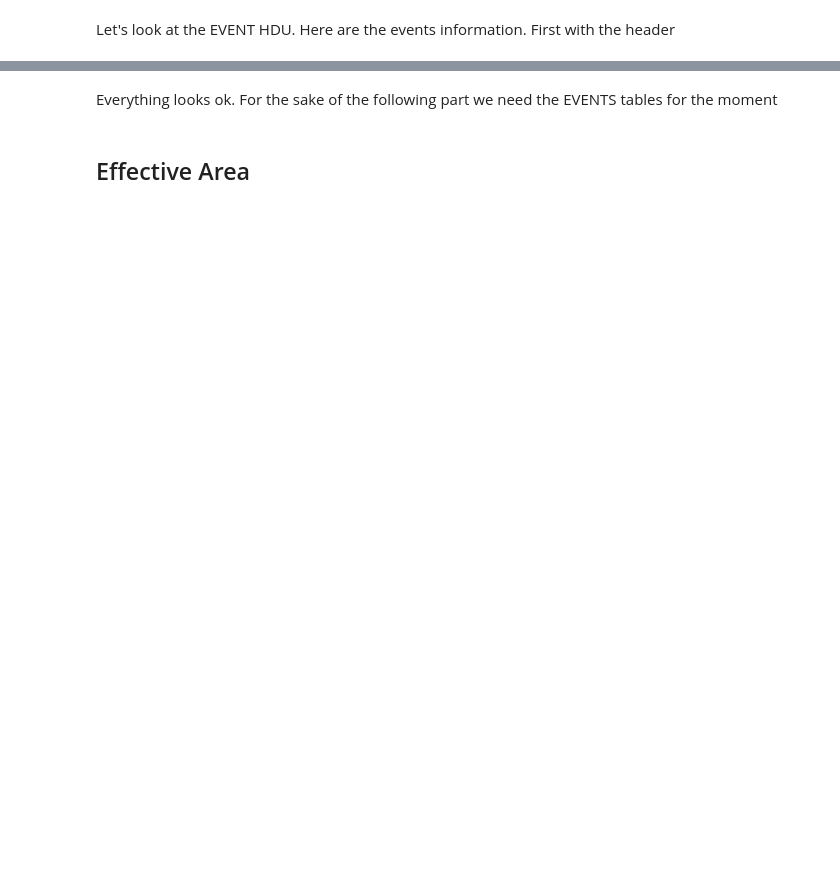
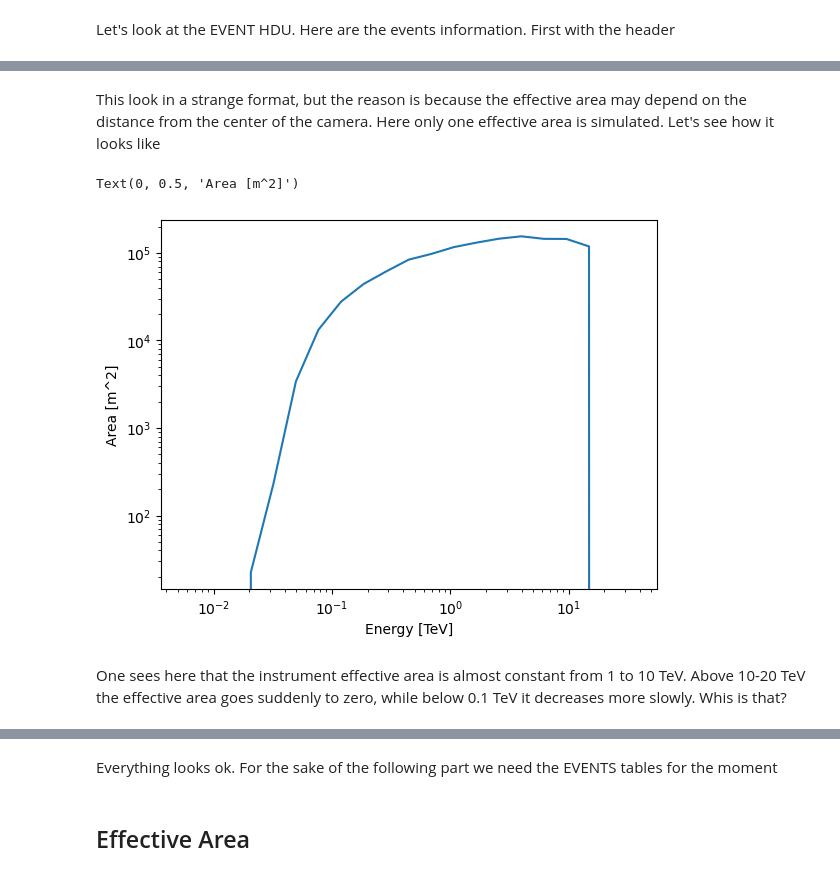
Before and after one commit to datacamp-astro/2022-arqus-bergen, a Jupyter notebook: hands_on/2_data_select_bin/data_selection_binning.ipynb, the cells around one changed output, grey strips where cells are left out. Saved outputs shown, nothing was run; the diff lists cells and outputs as text; code cells hidden in the pictures; blank space fills up the shorter version.

```diff
--- a/hands_on/2_data_select_bin/data_selection_binning.ipynb
+++ b/hands_on/2_data_select_bin/data_selection_binning.ipynb
@@ -112,0 +281,4 @@ dy  = events.data['DETY']
+# %%
+effarea = fits_file['EFFECTIVE AREA']
+effarea.header
+Table(effarea.data)
@@ -112,0 +290,13 @@ dy  = events.data['DETY']
+# %% [markdown]
+This look in a strange format, but the reason is because the effective area may depend on the distance from the center of the camera. Here only one effective area is simulated. Let's see how it looks like
+# %%
+effarea.data['ENERG_LO'][0]
+effarea.data['EFFAREA'][0][0]
+plt.loglog(effarea.data['ENERG_LO'][0],effarea.data['EFFAREA'][0][0])
+plt.xlabel('Energy [TeV]')
+plt.ylabel('Area [m^2]')
+# %% [output]
+Text(0, 0.5, 'Area [m^2]')
+[figure, added]
+# %% [markdown]
+One sees here that the instrument effective area is almost constant from 1 to 10 TeV. Above 10-20 TeV the effective area goes suddenly to zero, while below 0.1 TeV it decreases more slowly. Whis is that?
```
Also changed, not shown: parts of 65 cells of this notebook.
